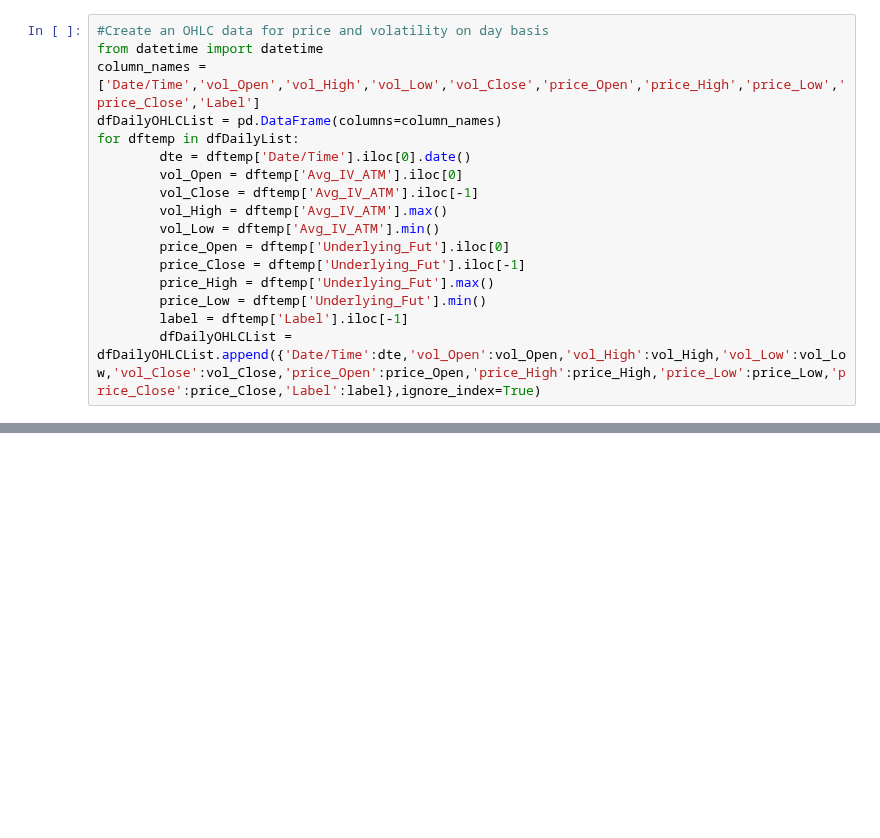
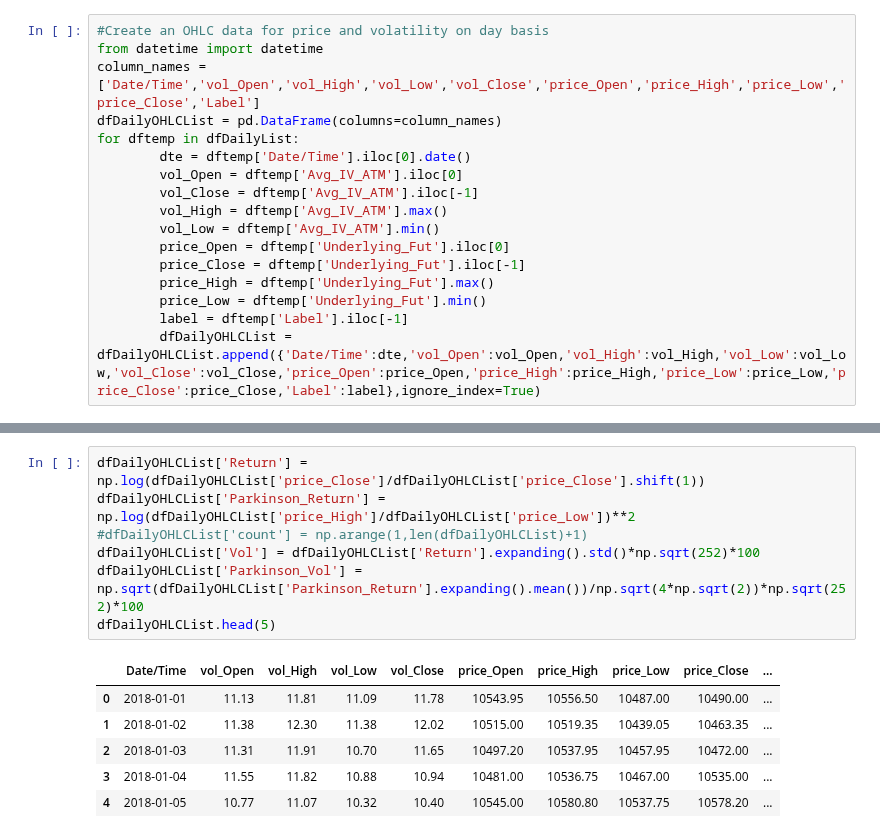
Before and after one commit to hpimpalgaonkar/Heston, a Jupyter notebook: GARCH.ipynb, the cells around one changed output, grey strips where cells are left out. Saved outputs shown, nothing was run; the diff lists cells and outputs as text; blank space fills up the shorter version.

```diff
--- a/GARCH.ipynb
+++ b/GARCH.ipynb
@@ -184,0 +346,14 @@ res.plot()
+# %%
+dfDailyOHLCList['Return'] = np.log(dfDailyOHLCList['price_Close']/dfDailyOHLCList['price_Close'].shift(1))
+dfDailyOHLCList['Parkinson_Return'] = np.log(dfDailyOHLCList['price_High']/dfDailyOHLCList['price_Low'])**2
+#dfDailyOHLCList['count'] = np.arange(1,len(dfDailyOHLCList)+1)
+dfDailyOHLCList['Vol'] = dfDailyOHLCList['Return'].expanding().std()*np.sqrt(252)*100
+dfDailyOHLCList['Parkinson_Vol'] = np.sqrt(dfDailyOHLCList['Parkinson_Return'].expanding().mean())/np.sqrt(4*np.sqrt(2))*np.sqrt(252)*100
+dfDailyOHLCList.head(5)
+# %% [output]
+|  | Date/Time | vol_Open | vol_High | vol_Low | vol_Close | price_Open | price_High | price_Low | price_Close | ... |
+| 0 | 2018-01-01 | 11.13 | 11.81 | 11.09 | 11.78 | 10543.95 | 10556.50 | 10487.00 | 10490.00 | ... |
+| 1 | 2018-01-02 | 11.38 | 12.30 | 11.38 | 12.02 | 10515.00 | 10519.35 | 10439.05 | 10463.35 | ... |
+| 2 | 2018-01-03 | 11.31 | 11.91 | 10.70 | 11.65 | 10497.20 | 10537.95 | 10457.95 | 10472.00 | ... |
+| 3 | 2018-01-04 | 11.55 | 11.82 | 10.88 | 10.94 | 10481.00 | 10536.75 | 10467.00 | 10535.00 | ... |
+| 4 | 2018-01-05 | 10.77 | 11.07 | 10.32 | 10.40 | 10545.00 | 10580.80 | 10537.75 | 10578.20 | ... |
```
Also changed, not shown: parts of 16 cells of this notebook.
